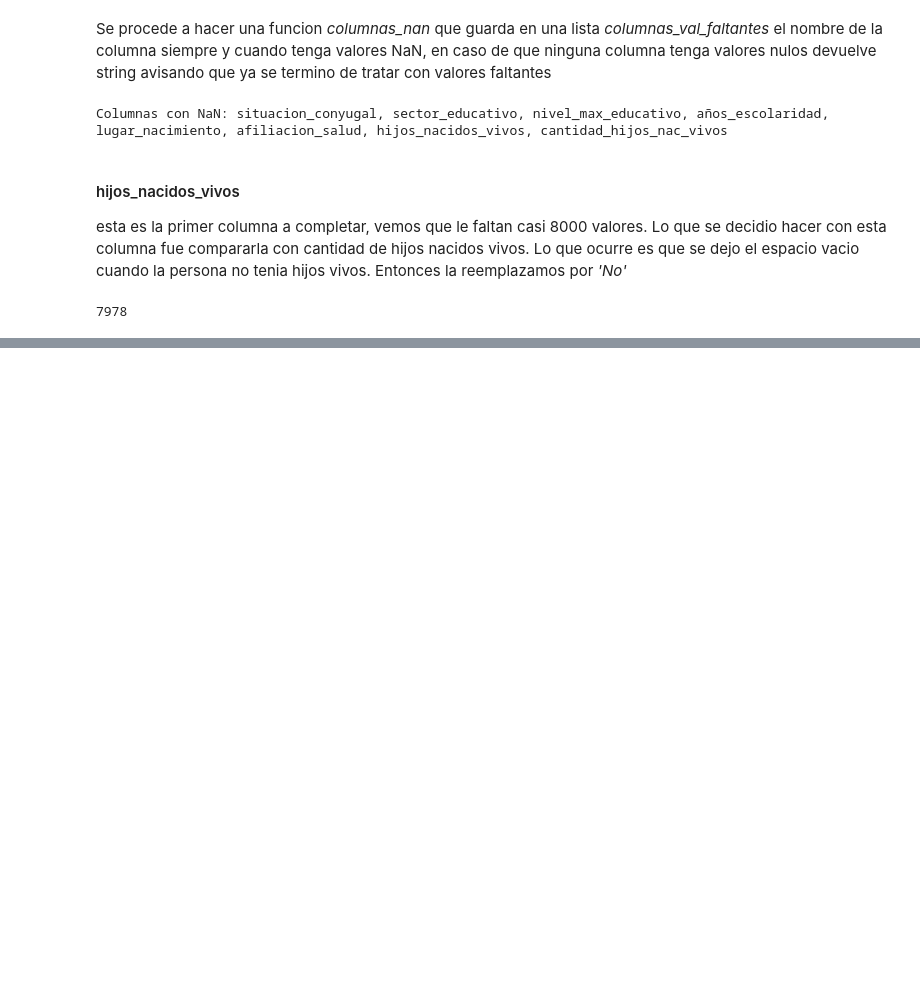
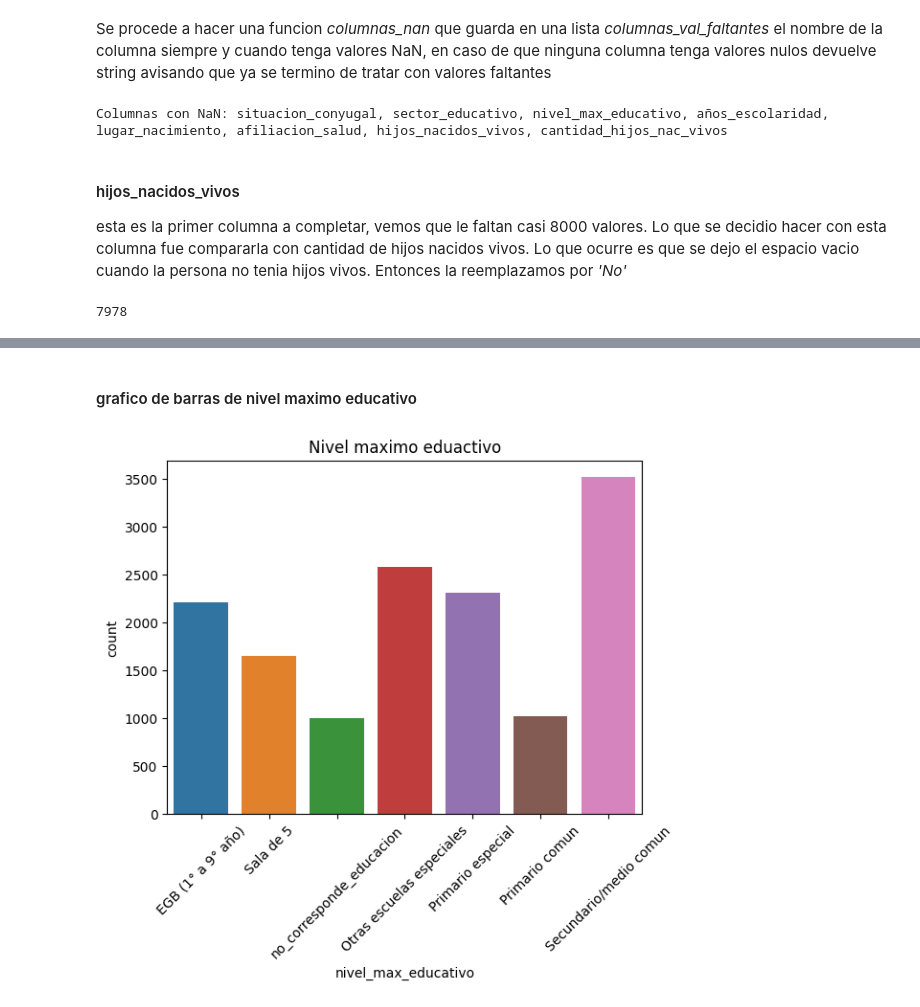
Before and after one commit to Nameless-86/fundamentos, a Jupyter notebook: notebook_final.ipynb, the cells around one changed output, grey strips where cells are left out. Saved outputs shown, nothing was run; the diff lists cells and outputs as text; code cells hidden in the pictures; blank space fills up the shorter version.

```diff
--- a/notebook_final.ipynb
+++ b/notebook_final.ipynb
@@ -73,0 +183,2 @@ dataframe['hijos_nacidos_vivos'] = dataframe['hijos_nacidos_vivos'].fillna('No')
+# %%
+dataframe.dropna(subset = ['lugar_nacimiento'], inplace=True)
@@ -73,0 +208,2 @@ dataframe['hijos_nacidos_vivos'] = dataframe['hijos_nacidos_vivos'].fillna('No')
+# %%
+dataframe.dropna(subset=['afiliacion_salud'], inplace=True)
@@ -73,0 +237,2 @@ dataframe['hijos_nacidos_vivos'] = dataframe['hijos_nacidos_vivos'].fillna('No')
+# %%
+dataframe.loc[(dataframe['nivel_max_educativo'].isnull()) & (dataframe['edad'] >= 0) & (dataframe['edad'] <= 5), "nivel_max_educativo"] = "no_corresponde_educacion"
@@ -73,0 +242,2 @@ dataframe['hijos_nacidos_vivos'] = dataframe['hijos_nacidos_vivos'].fillna('No')
+# %%
+dataframe.dropna(subset = ['nivel_max_educativo'], inplace=True)
@@ -73,0 +288,9 @@ dataframe['hijos_nacidos_vivos'] = dataframe['hijos_nacidos_vivos'].fillna('No')
+# %% [markdown]
+#### grafico de barras de nivel maximo educativo
+# %%
+sns.countplot(x=dataframe['nivel_max_educativo'])
+plt.title("Nivel maximo eduactivo")
+plt.xticks(rotation=45)
+plt.show()
+# %% [output]
+[figure, added]
```
Also changed, not shown: parts of 98 cells of this notebook, 2 other files.
